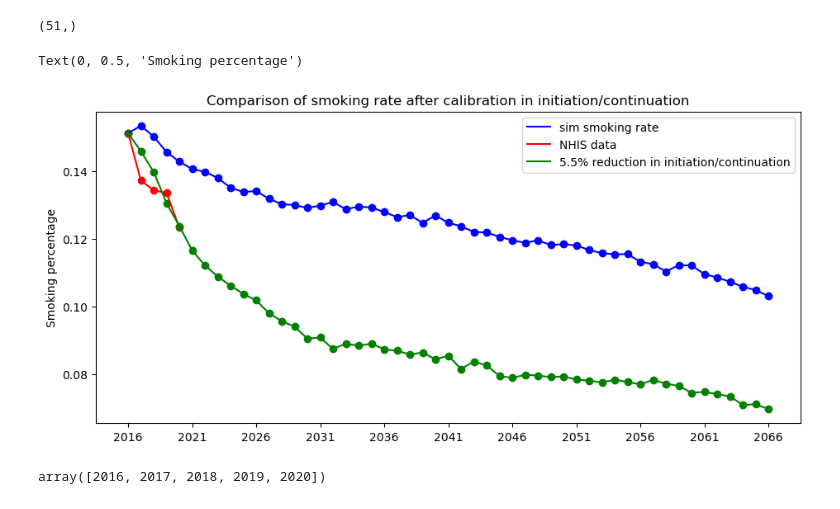
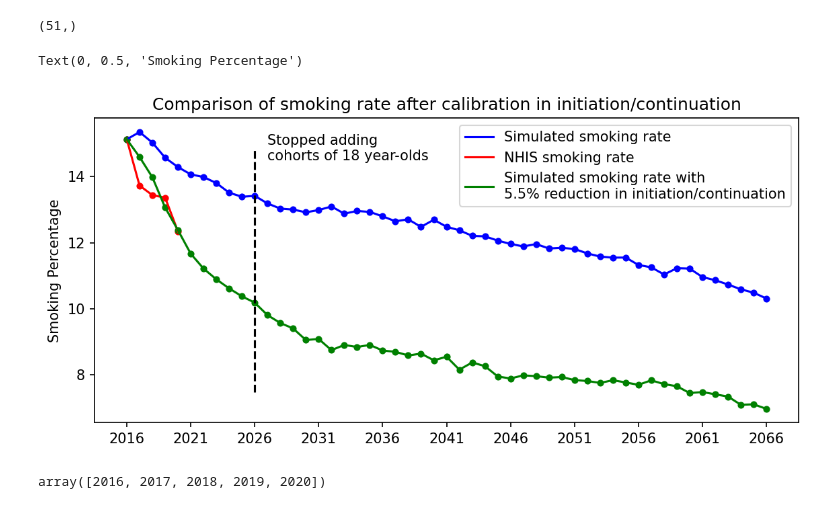
Before and after one commit to tapphughesn/menthol-model, a Jupyter notebook: mentholmodel/compare_sim_to_NHIS.ipynb, the cells around one changed output. Cells and saved outputs as stored; diff of their text form; code cells hidden in the pictures.

```diff
--- a/mentholmodel/compare_sim_to_NHIS.ipynb
+++ b/mentholmodel/compare_sim_to_NHIS.ipynb
@@ -70,28 +70,30 @@ cys.shape
 # %% [output]
 (51,)
 # %%
-fig, ax = plt.subplots(1,1,figsize=(11,5),dpi=100)
+fig, ax = plt.subplots(1,1,figsize=(9,4),dpi=150)
 start = 2016
 end = 2067
 x0 = np.arange(start,end)
 x1 = np.arange(2016, 2021)
 ax.set_xticks(np.arange(start, end, 5))
-ax.plot(x0, cys[:end-start], c='b')
-ax.plot(x1, target_arr, c='r')
-ax.plot(x0, adjs[:end-start], c='g')
-ax.scatter(x0, cys[:end-start], c='b')
-ax.scatter(x1, target_arr, c='r')
-ax.scatter(x0, adjs[:end-start], c='g')
+ax.plot(x0, cys[:end-start] * 100, c='b')
+ax.plot(x1, target_arr * 100, c='r')
+ax.plot(x0, adjs[:end-start] * 100, c='g')
+ax.scatter(x0, cys[:end-start] * 100, c='b', s=15)
+ax.scatter(x1, target_arr * 100, c='r', s=15)
+ax.scatter(x0, adjs[:end-start] * 100, c='g', s=15)
 ax.legend(labels=[
-    f"sim smoking rate",
-    "NHIS data",
-    f"{str(n)}% reduction in initiation/continuation",
+    f"Simulated smoking rate",
+    "NHIS smoking rate",
+    f"Simulated smoking rate with\n{str(n)}% reduction in initiation/continuation",
 ])
 plt.title("Comparison of smoking rate after calibration in initiation/continuation")
-ax.set_ylabel("Smoking percentage")
+ax.axvline(2026, ymin=0.1, ymax=0.9, color='k', linestyle='dashed')
+ax.text(2027, 14.5, "Stopped adding\ncohorts of 18 year-olds")
+ax.set_ylabel("Smoking Percentage")
 # %% [output]
-Text(0, 0.5, 'Smoking percentage')
+Text(0, 0.5, 'Smoking Percentage')
-[figure, old version]
+[figure, new version]
 # %%
 x1
 # %% [output]
```
Also changed, not shown: 6 other files.
